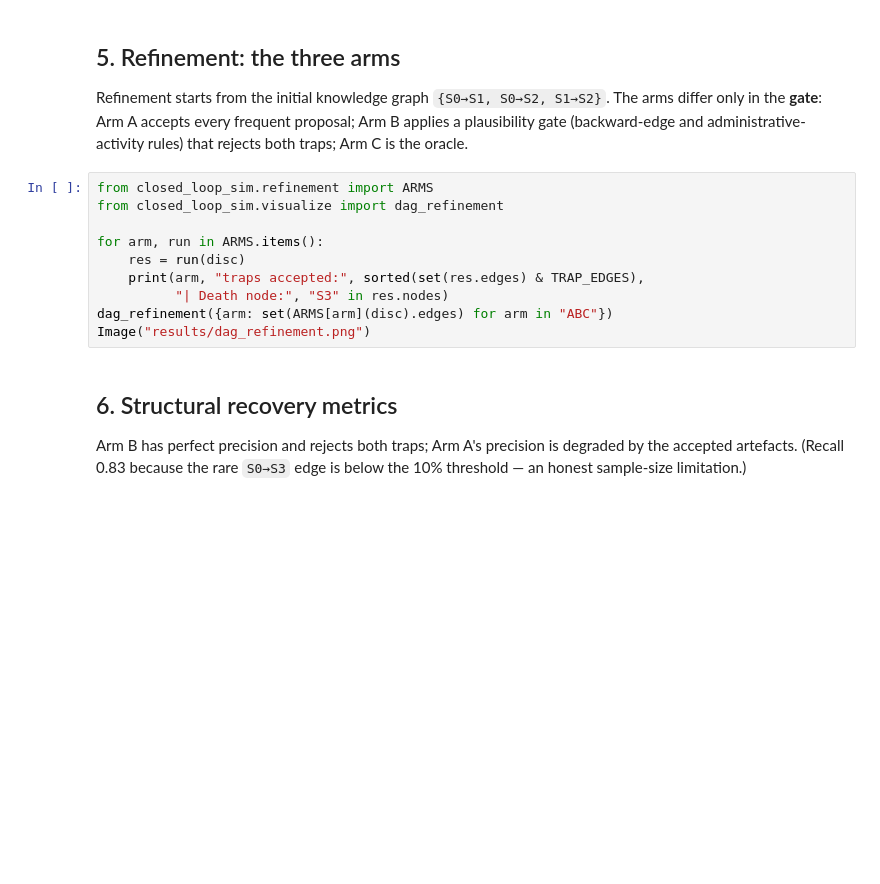
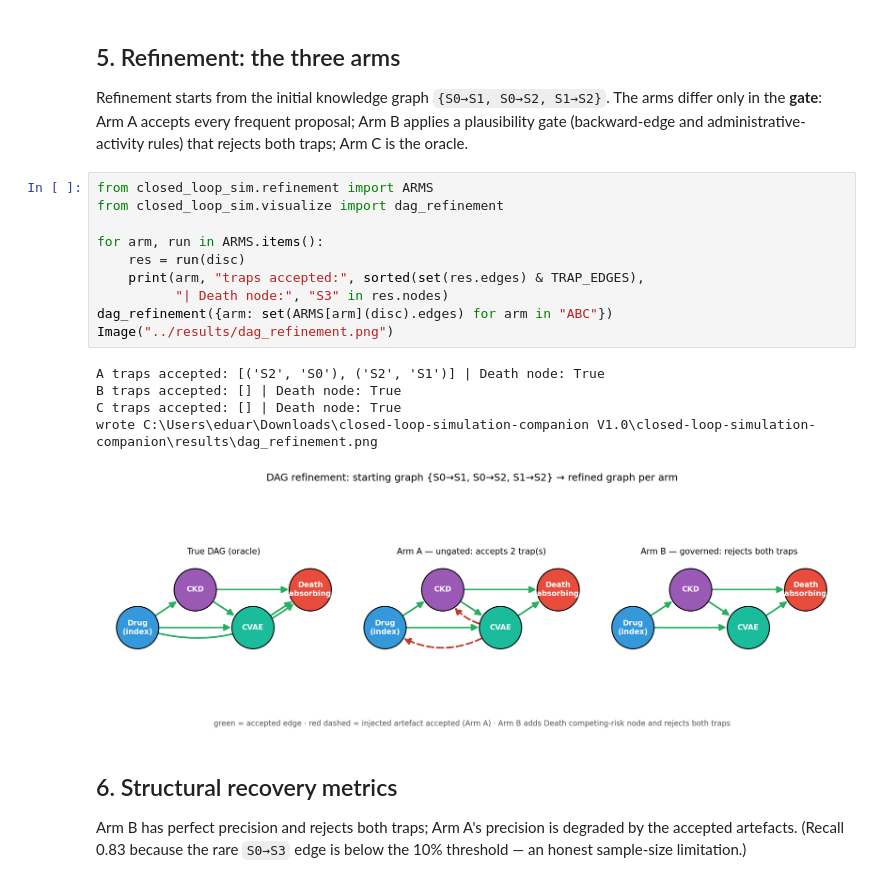
Before and after one commit to eduardo-illueca/closed-loop-simulation-companion, a Jupyter notebook: notebooks/closed_loop_simulation.ipynb, the cells around one changed output. Cells and saved outputs as stored; diff of their text form; blank space fills up the shorter version.

```diff
--- a/notebooks/closed_loop_simulation.ipynb
+++ b/notebooks/closed_loop_simulation.ipynb
@@ -88,13 +121,19 @@ Refinement starts from the initial knowledge graph `{S0→S1, S0→S2, S1→S2}`
 # %%
 from closed_loop_sim.refinement import ARMS
 from closed_loop_sim.visualize import dag_refinement
 
 for arm, run in ARMS.items():
     res = run(disc)
     print(arm, "traps accepted:", sorted(set(res.edges) & TRAP_EDGES),
           "| Death node:", "S3" in res.nodes)
 dag_refinement({arm: set(ARMS[arm](disc).edges) for arm in "ABC"})
-Image("results/dag_refinement.png")
+Image("../results/dag_refinement.png")
+# %% [output]
+A traps accepted: [('S2', 'S0'), ('S2', 'S1')] | Death node: True
+B traps accepted: [] | Death node: True
+C traps accepted: [] | Death node: True
+wrote C:\Users\eduar\Downloads\closed-loop-simulation-companion V1.0\closed-loop-simulation-companion\results\dag_refinement.png
+[figure, added]
 # %% [markdown]
 ## 6. Structural recovery metrics
 
```
Also changed, not shown: parts of 10 cells of this notebook, 36 other files.
